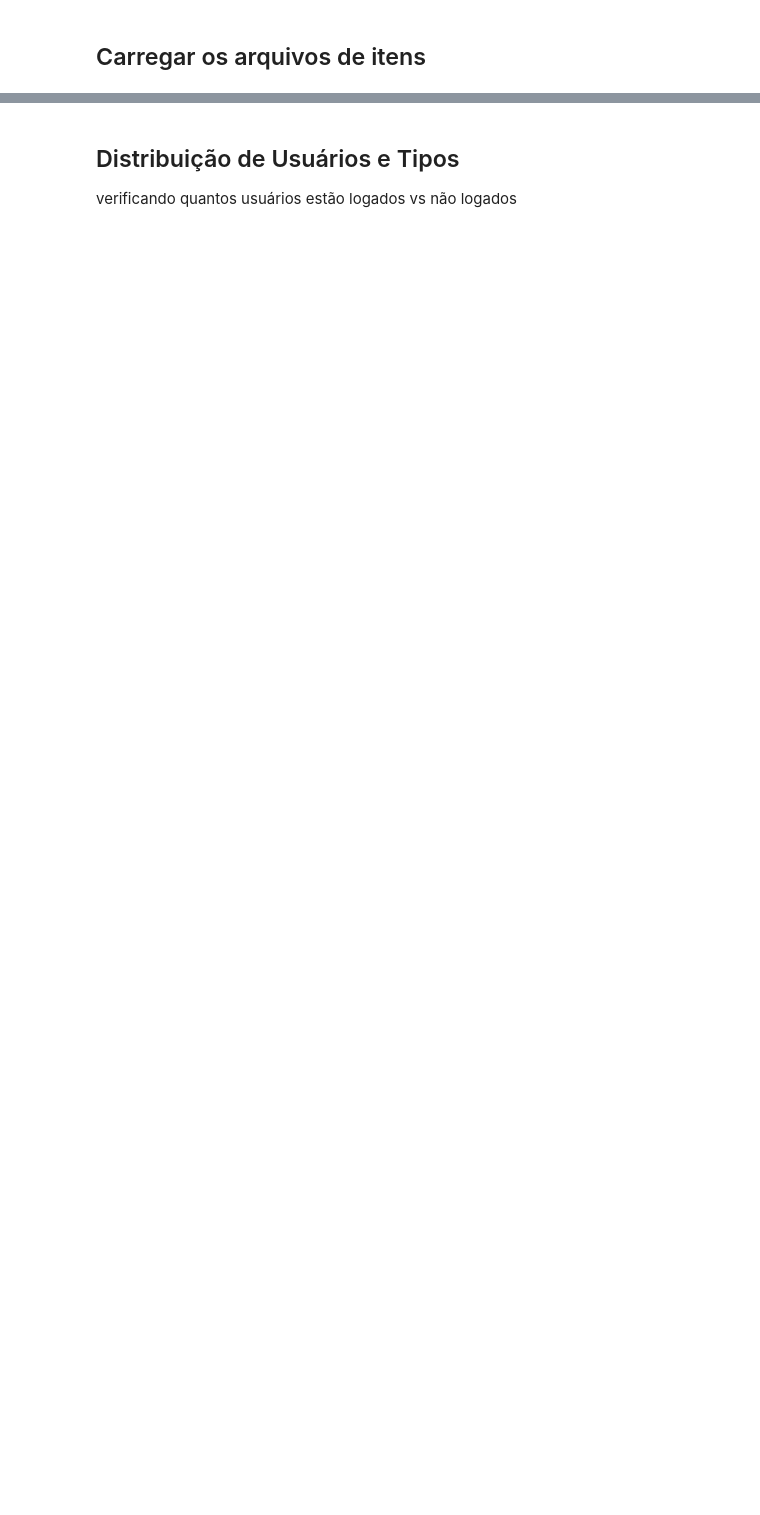
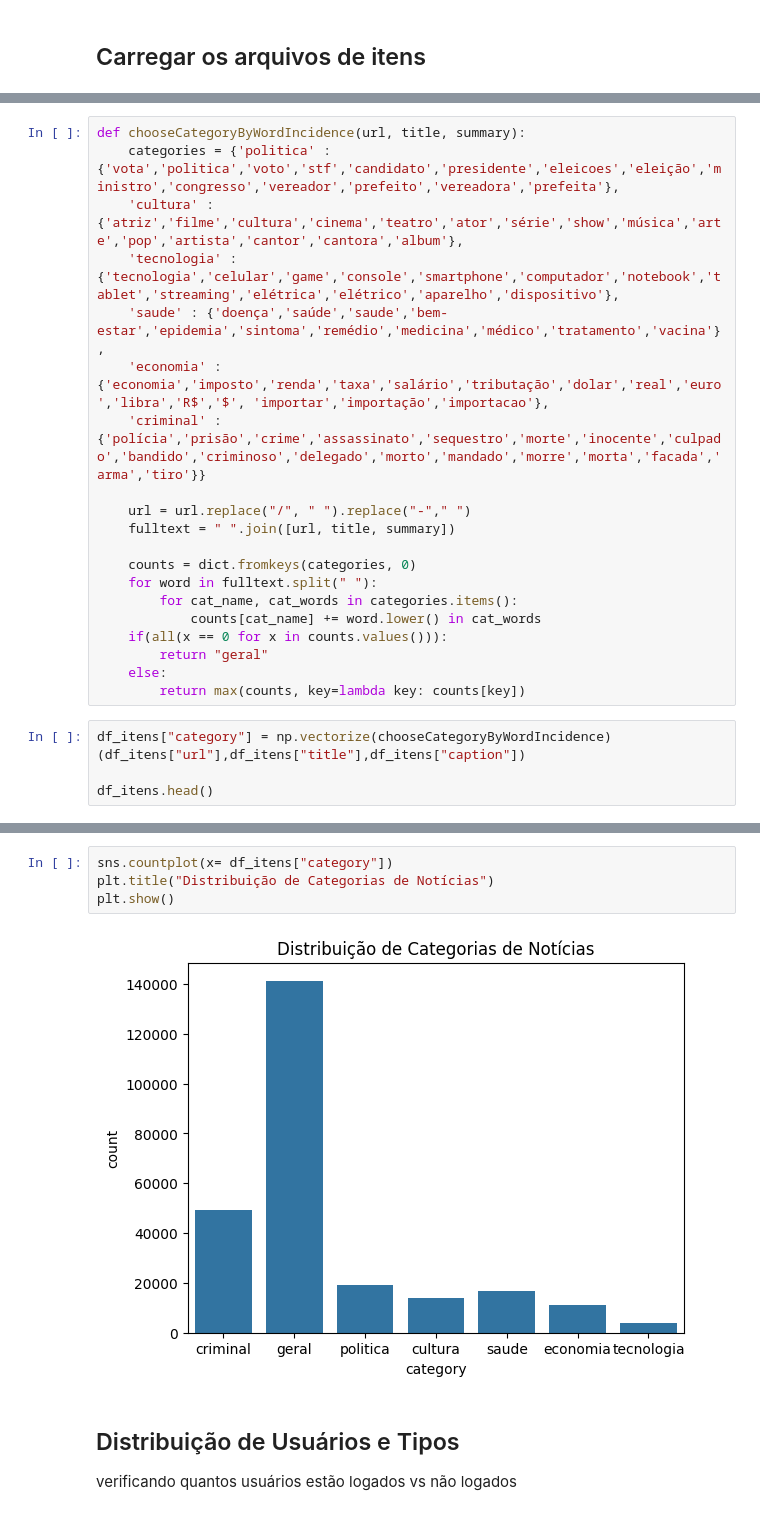
Before and after one commit to pedroalbani/tech-challenge5, a Jupyter notebook: notebooks/exploracao_dados.ipynb, the cells around one changed output, grey strips where cells are left out. Cells and saved outputs as stored; diff of their text form; blank space fills up the shorter version.

```diff
--- a/notebooks/exploracao_dados.ipynb
+++ b/notebooks/exploracao_dados.ipynb
@@ -64,0 +68,24 @@ Arquivos divididos e salvos em ./data/processed/
+# %%
+def chooseCategoryByWordIncidence(url, title, summary):
+    categories = {'politica' : {'vota','politica','voto','stf','candidato','presidente','eleicoes','eleição','ministro','congresso','vereador','prefeito','vereadora','prefeita'},
+    'cultura' : {'atriz','filme','cultura','cinema','teatro','ator','série','show','música','arte','pop','artista','cantor','cantora','album'},
+    'tecnologia' : {'tecnologia','celular','game','console','smartphone','computador','notebook','tablet','streaming','elétrica','elétrico','aparelho','dispositivo'},
+    'saude' : {'doença','saúde','saude','bem-estar','epidemia','sintoma','remédio','medicina','médico','tratamento','vacina'},
+    'economia' : {'economia','imposto','renda','taxa','salário','tributação','dolar','real','euro','libra','R$','$', 'importar','importação','importacao'},
+    'criminal' : {'polícia','prisão','crime','assassinato','sequestro','morte','inocente','culpado','bandido','criminoso','delegado','morto','mandado','morre','morta','facada','arma','tiro'}}
+
+    url = url.replace("/", " ").replace("-"," ")
+    fulltext = " ".join([url, title, summary])
+
+    counts = dict.fromkeys(categories, 0)
+    for word in fulltext.split(" "):
+        for cat_name, cat_words in categories.items():
+            counts[cat_name] += word.lower() in cat_words
+    if(all(x == 0 for x in counts.values())):
+        return "geral"
+    else:
+        return max(counts, key=lambda key: counts[key])
+# %%
+df_itens["category"] = np.vectorize(chooseCategoryByWordIncidence)(df_itens["url"],df_itens["title"],df_itens["caption"])
+
+df_itens.head()
@@ -65,3 +101,9 @@ Arquivos divididos e salvos em ./data/processed/
+# %%
+sns.countplot(x= df_itens["category"])
+plt.title("Distribuição de Categorias de Notícias")
+plt.show()
+# %% [output]
+[figure, added]
 # %% [markdown]
 ## Distribuição de Usuários e Tipos
 verificando quantos usuários estão logados vs não logados
```
Also changed, not shown: parts of 15 cells of this notebook, 1 other file.
